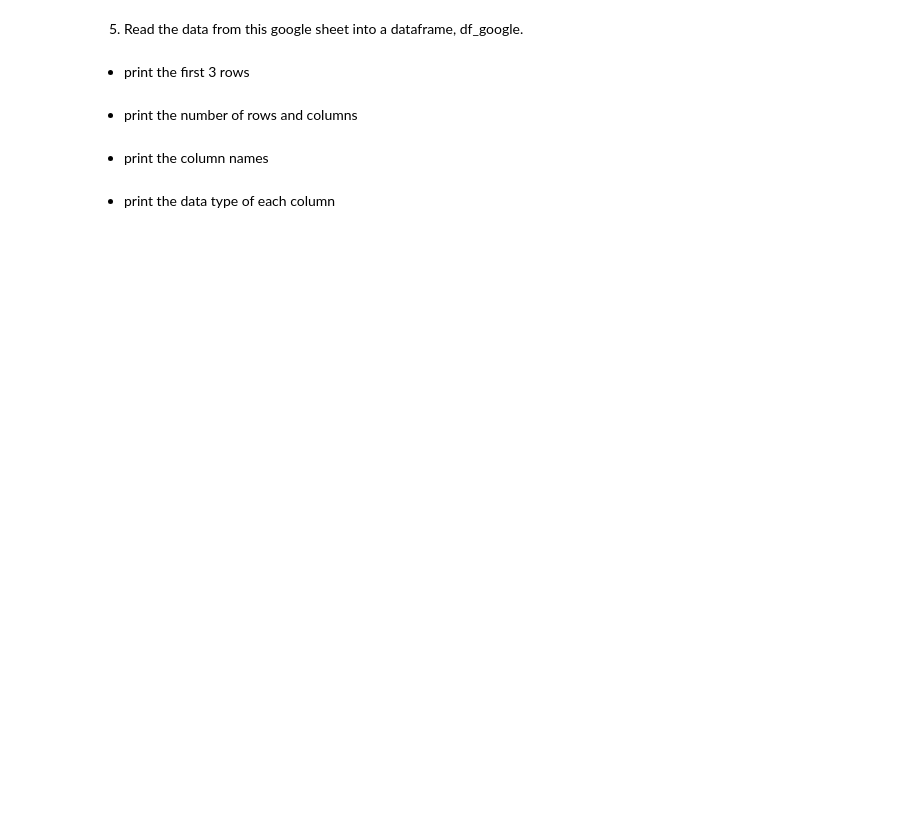
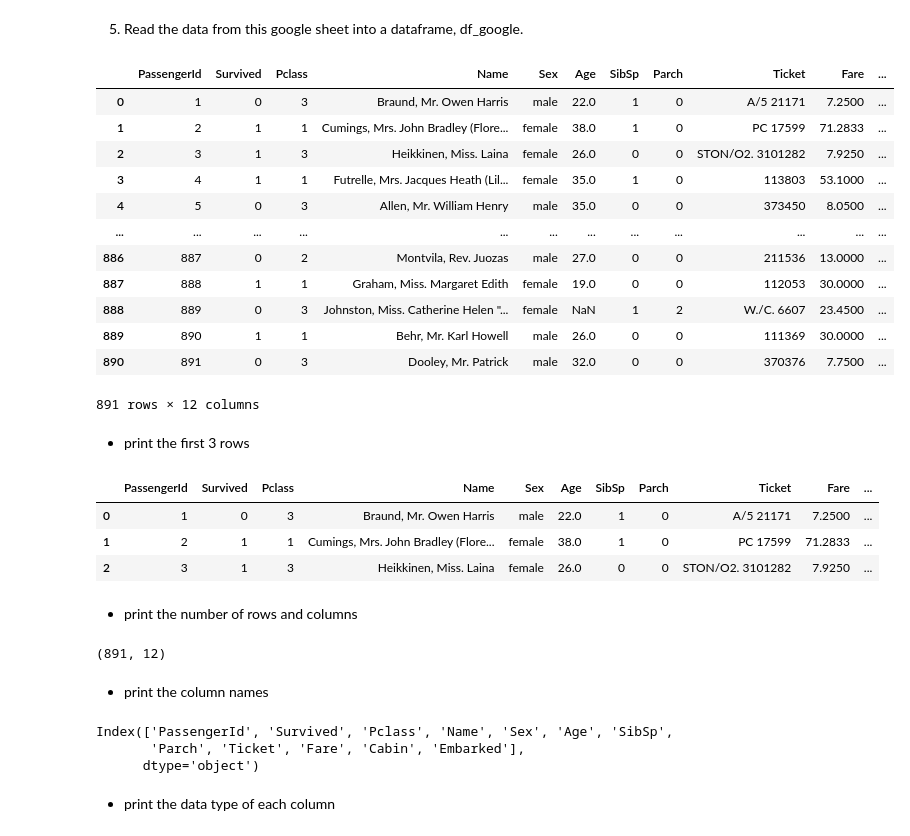
Before and after one commit to David-Howell/classification-exercises, a Jupyter notebook: classification_exercises.ipynb, the cells around one changed output. Cells and saved outputs as stored; diff of their text form; code cells hidden in the pictures; blank space fills up the shorter version.

```diff
--- a/classification_exercises.ipynb
+++ b/classification_exercises.ipynb
@@ -31,10 +123,63 @@ The end product of these exercise is a jupyter notebook (`classification_exercis
 # %% [markdown]
 5. Read the data from this google sheet into a dataframe, df_google.
+# %%
+sheet_url = 'https://docs.google.com/spreadsheets/d/1Uhtml8KY19LILuZsrDtlsHHDC9wuDGUSe8LTEwvdI5g/edit#gid=341089357'
+
+csv_export_url = sheet_url.replace('/edit#gid=', '/export?format=csv&gid=')
+csv_export_url
+
+df_googlesheet = pd.read_csv(csv_export_url)
+df_googlesheet.head()
+# %%
+def read_googlesheet(sheet_url):
+    '''
+    This function takes in a `sheet_url` from a shared google sheet ;dtype= str
+    and returns the sheet as a pd.DataFrame
+    '''
+#     First it uses .replace to change the google sheet url into a .csv export format
+    csv_export_url = sheet_url.replace('/edit#gid=', '/export?format=csv&gid=')
+
+#     Then it uses pd.read_csv to read it into a DataFrame
+    return pd.read_csv(csv_export_url)
+# %%
+df_train = read_googlesheet('https://docs.google.com/spreadsheets/d/1Uhtml8KY19LILuZsrDtlsHHDC9wuDGUSe8LTEwvdI5g/edit#gid=341089357')
+df_train
+# %% [output]
+|  | PassengerId | Survived | Pclass | Name | Sex | Age | SibSp | Parch | Ticket | Fare | ... |
+| 0 | 1 | 0 | 3 | Braund, Mr. Owen Harris | male | 22.0 | 1 | 0 | A/5 21171 | 7.2500 | ... |
+| 1 | 2 | 1 | 1 | Cumings, Mrs. John Bradley (Flore... | female | 38.0 | 1 | 0 | PC 17599 | 71.2833 | ... |
+| 2 | 3 | 1 | 3 | Heikkinen, Miss. Laina | female | 26.0 | 0 | 0 | STON/O2. 3101282 | 7.9250 | ... |
+| 3 | 4 | 1 | 1 | Futrelle, Mrs. Jacques Heath (Lil... | female | 35.0 | 1 | 0 | 113803 | 53.1000 | ... |
+| 4 | 5 | 0 | 3 | Allen, Mr. William Henry | male | 35.0 | 0 | 0 | 373450 | 8.0500 | ... |
+| ... | ... | ... | ... | ... | ... | ... | ... | ... | ... | ... | ... |
+| 886 | 887 | 0 | 2 | Montvila, Rev. Juozas | male | 27.0 | 0 | 0 | 211536 | 13.0000 | ... |
+| 887 | 888 | 1 | 1 | Graham, Miss. Margaret Edith | female | 19.0 | 0 | 0 | 112053 | 30.0000 | ... |
+| 888 | 889 | 0 | 3 | Johnston, Miss. Catherine Helen "... | female | NaN | 1 | 2 | W./C. 6607 | 23.4500 | ... |
+| 889 | 890 | 1 | 1 | Behr, Mr. Karl Howell | male | 26.0 | 0 | 0 | 111369 | 30.0000 | ... |
+| 890 | 891 | 0 | 3 | Dooley, Mr. Patrick | male | 32.0 | 0 | 0 | 370376 | 7.7500 | ... |
+891 rows × 12 columns
 # %% [markdown]
   - print the first 3 rows
+# %%
+df_train.head(3)
+# %% [output]
+|  | PassengerId | Survived | Pclass | Name | Sex | Age | SibSp | Parch | Ticket | Fare | ... |
+| 0 | 1 | 0 | 3 | Braund, Mr. Owen Harris | male | 22.0 | 1 | 0 | A/5 21171 | 7.2500 | ... |
+| 1 | 2 | 1 | 1 | Cumings, Mrs. John Bradley (Flore... | female | 38.0 | 1 | 0 | PC 17599 | 71.2833 | ... |
+| 2 | 3 | 1 | 3 | Heikkinen, Miss. Laina | female | 26.0 | 0 | 0 | STON/O2. 3101282 | 7.9250 | ... |
 # %% [markdown]
   - print the number of rows and columns
+# %%
+df_train.shape
+# %% [output]
+(891, 12)
 # %% [markdown]
   - print the column names
+# %%
+df_train.columns
+# %% [output]
+Index(['PassengerId', 'Survived', 'Pclass', 'Name', 'Sex', 'Age', 'SibSp',
+       'Parch', 'Ticket', 'Fare', 'Cabin', 'Embarked'],
+      dtype='object')
 # %% [markdown]
   - print the data type of each column
```
Also changed, not shown: parts of 20 cells of this notebook, 1 other file.
